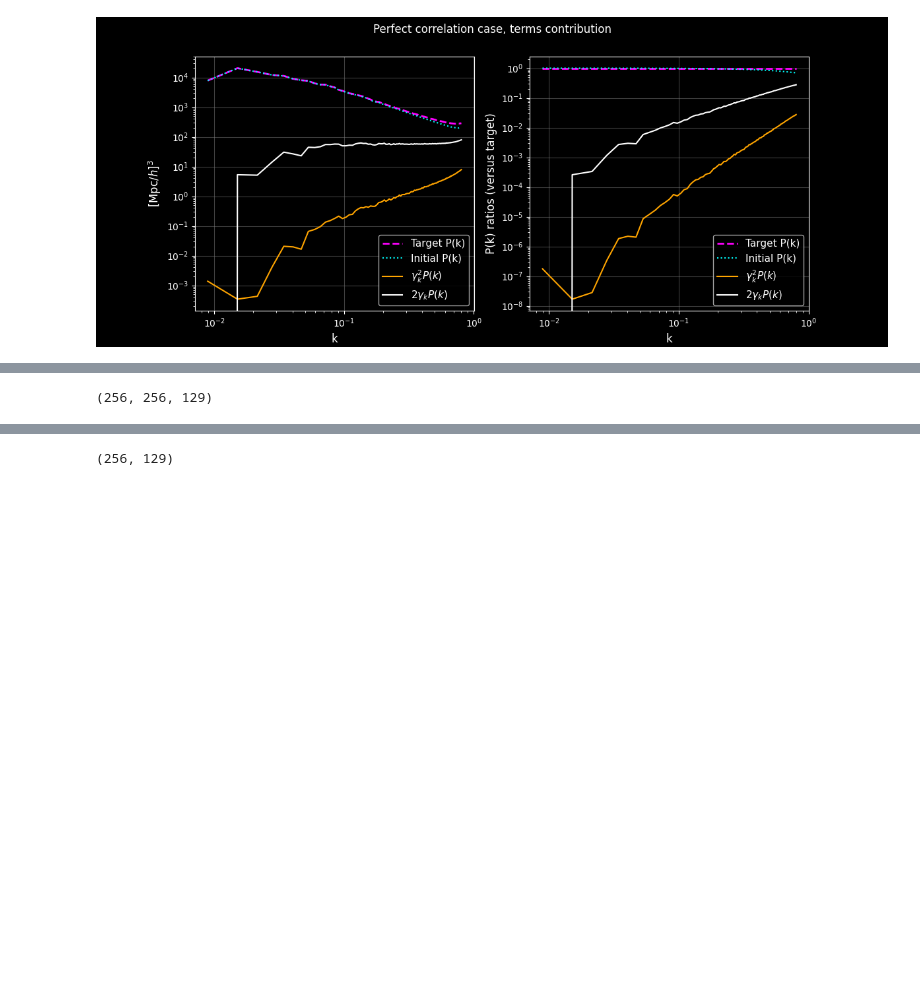
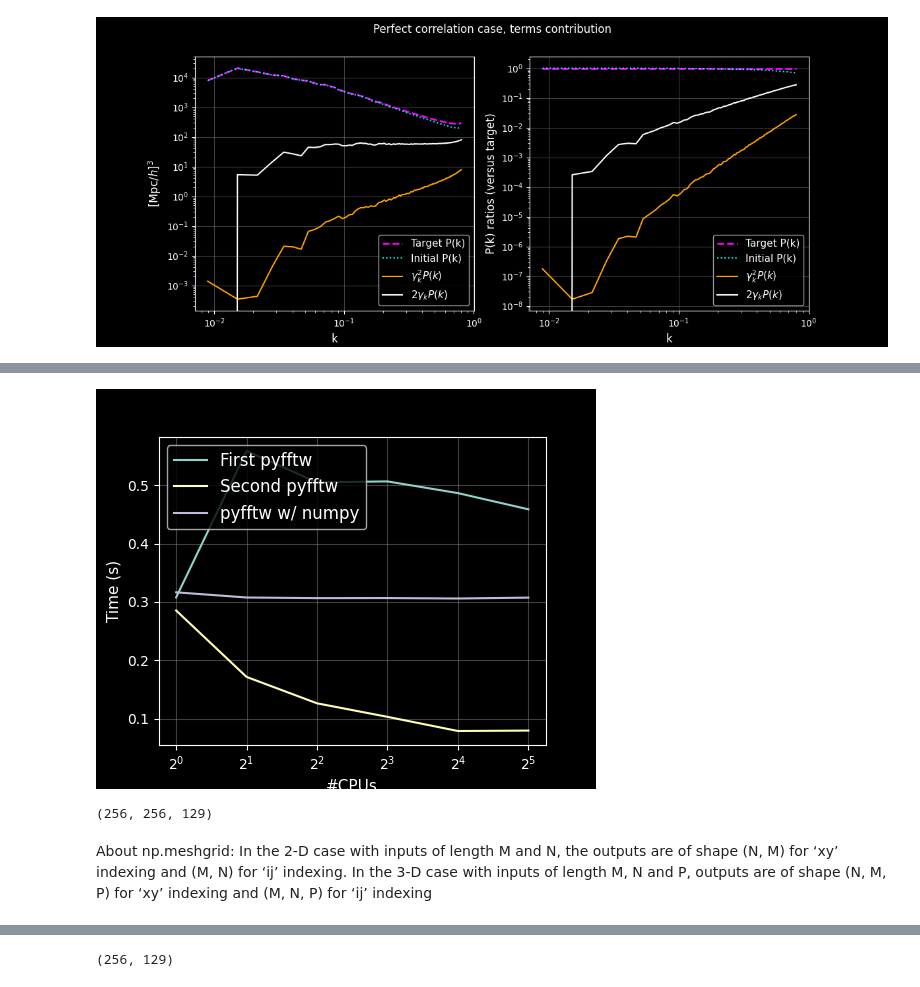
Before and after one commit to anirbanbairagi/Power-Spectrum-Change-Under-Gradient-Perturbation, a Jupyter notebook: nico_correction_tests.ipynb, the cells around one changed output, grey strips where cells are left out. Drawn from its saved outputs; the diff is of its cells as text; code cells hidden in the pictures; blank space fills up the shorter version.

Commit message:
backup of test notebook for DM case

```diff
--- a/nico_correction_tests.ipynb
+++ b/nico_correction_tests.ipynb
@@ -560,31 +587,20 @@ delta_k=np.multiply(MAS_factor,delta_k)
-# %%
-def fourier_shells_k(res, box_size, fshift = True):
-
-    scale = 2*np.pi*res/box_size # fundamental kF
-    if fshift:
-        k_x = np.array(scale*np.fft.fftshift(np.fft.fftfreq(res)), dtype='float32')
-        k_y = np.array(scale*np.fft.fftshift(np.fft.fftfreq(res)), dtype='float32')
-        k_z = np.array(scale*np.fft.rfftfreq(res), dtype='float32')
-    else:
-        k_x = np.array(scale*np.fft.fftfreq(res), dtype='float32')
-        k_y = np.array(scale*np.fft.fftfreq(res), dtype='float32')
-        k_z = np.array(scale*np.fft.rfftfreq(res), dtype='float32')
-
-    kx, ky, kz = np.meshgrid(k_x, k_y, k_z,indexing='ij')
-    k_radius_grid = np.sqrt(kx**2 + ky**2 + kz**2)
-
-    #return k_square_grid[:,:,:res//2+1] # real-valued field -> redundent from res//2+1 in Fourier last axis
-    return k_x, k_y,k_z, kx,ky,kz,k_radius_grid
-
-fshift = True
-kx_v, ky_v, kz_v, kx_g, ky_g, kz_g, k_radius = fourier_shells_k(grid, BoxSize, fshift = fshift)
-# print(k.max())
-# print(kx_g.shape)
-# print(kz_g.shape)
-# print(k_radius[:,0,0])
-# print(np.fft.fftshift(2*np.pi*grid/BoxSize*np.fft.fftfreq(grid)))
-print(k_radius.shape)
-# print(k_radius[0][0][0])
-# print(kz_v)
-# %% [output]
-(256, 256, 129)
+# %%
+fig, ax = plt.subplots(figsize = (5,4))
+ax.plot(NCPU_list, ct1_list, label = "First pyfftw")
+ax.plot(NCPU_list, ct2_list, label = "Second pyfftw")
+ax.plot(NCPU_list, ct3_list, label = "pyfftw w/ numpy")
+ax.set_xscale('log', base=2)
+ax.set_ylabel("Time (s)", fontsize = 11)
+ax.set_xlabel("#CPUs", fontsize = 11)
+ax.set_yscale('linear')
+ax.legend(fontsize = 12)
+ax.grid(color = "gray", alpha =0.5)
+# %% [output]
+[figure, added]
+# %%
+print(delta_pm_fourier.shape)
+# %% [output]
+(256, 256, 129)
+# %% [markdown]
+About np.meshgrid:
+In the 2-D case with inputs of length M and N, the outputs are of shape (N, M) for ‘xy’ indexing and (M, N) for ‘ij’ indexing. In the 3-D case with inputs of length M, N and P, outputs are of shape (N, M, P) for ‘xy’ indexing and (M, N, P) for ‘ij’ indexing
```
Also changed, not shown: parts of 19 cells of this notebook.
